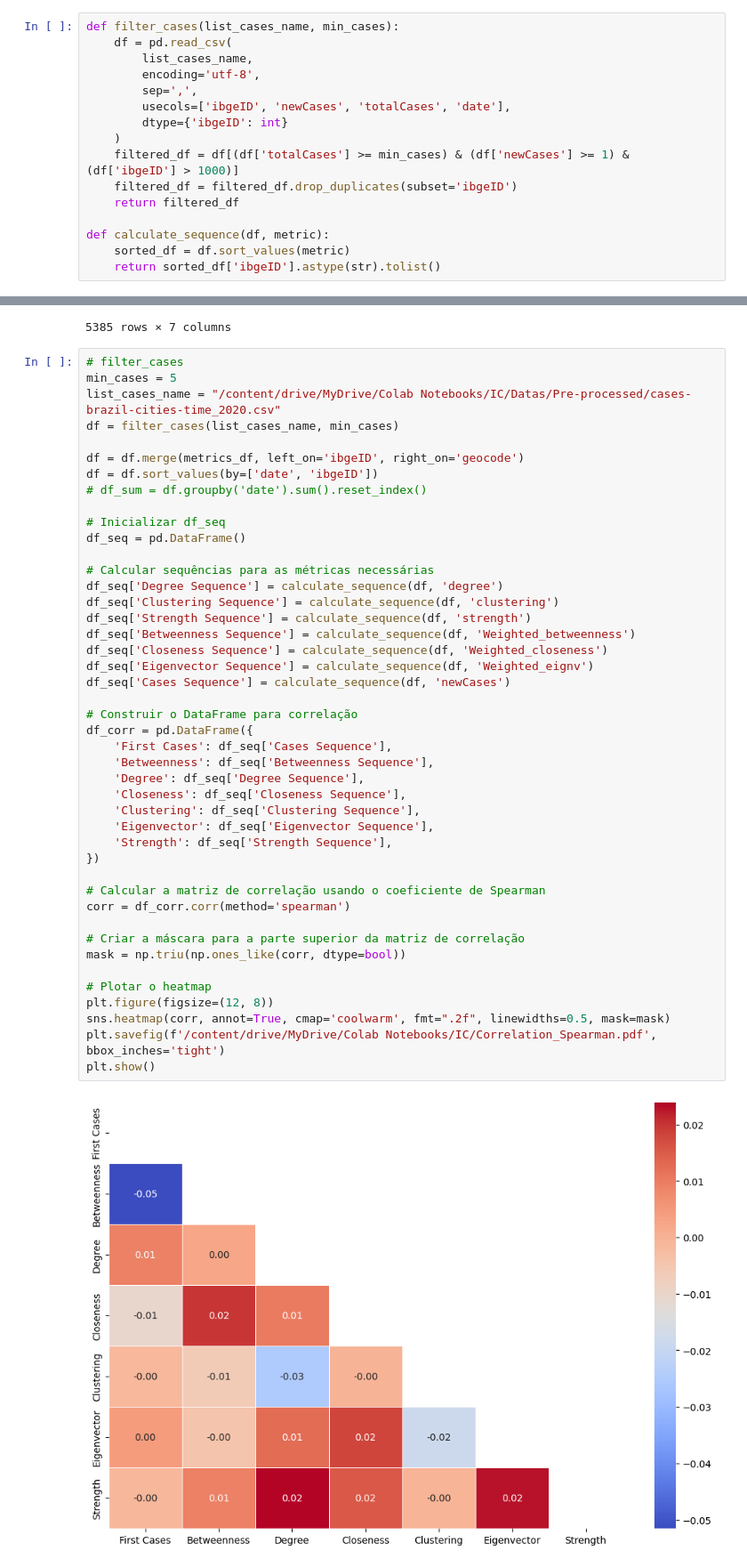
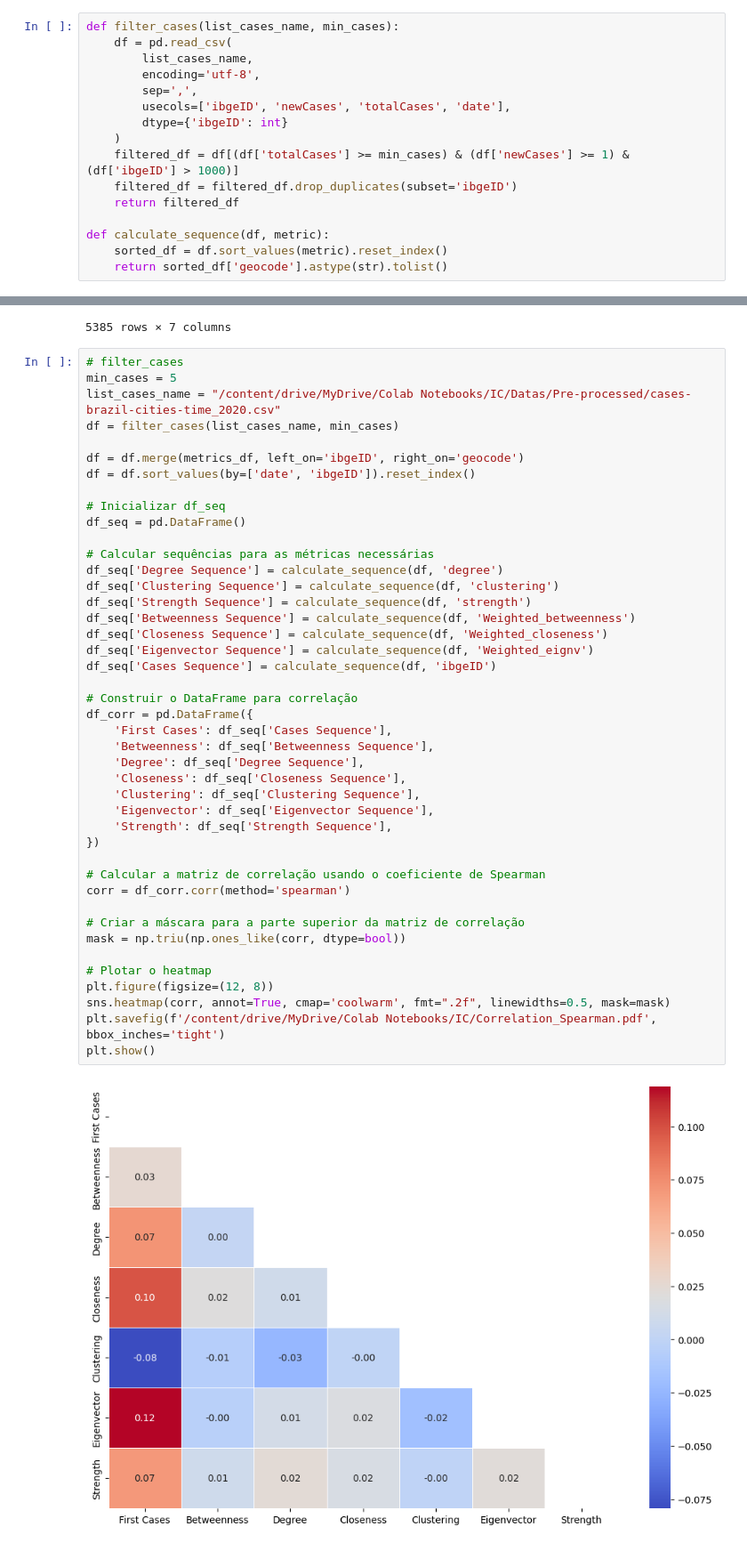
Before and after one commit to Romz16/Mob_COVID_project, a Jupyter notebook: Spearman Correlation.ipynb, the cells around one changed output, grey strips where cells are left out. Shown: that part at 89% size. Drawn from its saved outputs; the diff is of its cells as text.

```diff
--- a/Spearman Correlation.ipynb
+++ b/Spearman Correlation.ipynb
@@ -25,8 +25,8 @@ def filter_cases(list_cases_name, min_cases):
     return filtered_df
 
 def calculate_sequence(df, metric):
-    sorted_df = df.sort_values(metric)
-    return sorted_df['ibgeID'].astype(str).tolist()
+    sorted_df = df.sort_values(metric).reset_index()
+    return sorted_df['geocode'].astype(str).tolist()
 # %%
 graph = Graph.Read_GraphML("/content/drive/MyDrive/Colab Notebooks/IC/Datas/networks/grafo_Peso_Geral.GraphML")
 geocodes = list(map(int, graph.vs["geocode"]))
@@ -70,8 +70,7 @@ list_cases_name = "/content/drive/MyDrive/Colab Notebooks/IC/Datas/Pre-processed
 df = filter_cases(list_cases_name, min_cases)
 
 df = df.merge(metrics_df, left_on='ibgeID', right_on='geocode')
-df = df.sort_values(by=['date', 'ibgeID'])
-# df_sum = df.groupby('date').sum().reset_index()
+df = df.sort_values(by=['date', 'ibgeID']).reset_index()
 
 # Inicializar df_seq
 df_seq = pd.DataFrame()
@@ -80,35 +79,35 @@ df_seq = pd.DataFrame()
 df_seq['Degree Sequence'] = calculate_sequence(df, 'degree')
 df_seq['Clustering Sequence'] = calculate_sequence(df, 'clustering')
 df_seq['Strength Sequence'] = calculate_sequence(df, 'strength')
 df_seq['Betweenness Sequence'] = calculate_sequence(df, 'Weighted_betweenness')
 df_seq['Closeness Sequence'] = calculate_sequence(df, 'Weighted_closeness')
 df_seq['Eigenvector Sequence'] = calculate_sequence(df, 'Weighted_eignv')
-df_seq['Cases Sequence'] = calculate_sequence(df, 'newCases')
+df_seq['Cases Sequence'] = calculate_sequence(df, 'ibgeID')
 
 # Construir o DataFrame para correlação
 df_corr = pd.DataFrame({
     'First Cases': df_seq['Cases Sequence'],
     'Betweenness': df_seq['Betweenness Sequence'],
     'Degree': df_seq['Degree Sequence'],
     'Closeness': df_seq['Closeness Sequence'],
     'Clustering': df_seq['Clustering Sequence'],
     'Eigenvector': df_seq['Eigenvector Sequence'],
     'Strength': df_seq['Strength Sequence'],
 })
 
 # Calcular a matriz de correlação usando o coeficiente de Spearman
 corr = df_corr.corr(method='spearman')
 
 # Criar a máscara para a parte superior da matriz de correlação
 mask = np.triu(np.ones_like(corr, dtype=bool))
 
 # Plotar o heatmap
 plt.figure(figsize=(12, 8))
 sns.heatmap(corr, annot=True, cmap='coolwarm', fmt=".2f", linewidths=0.5, mask=mask)
 plt.savefig(f'/content/drive/MyDrive/Colab Notebooks/IC/Correlation_Spearman.pdf', bbox_inches='tight')
 plt.show()
 # %% [output]
-[figure, old version]
+[figure, new version]
 # %%
 df
 # %% [output]
```
Also changed, not shown: parts of 2 cells of this notebook.
